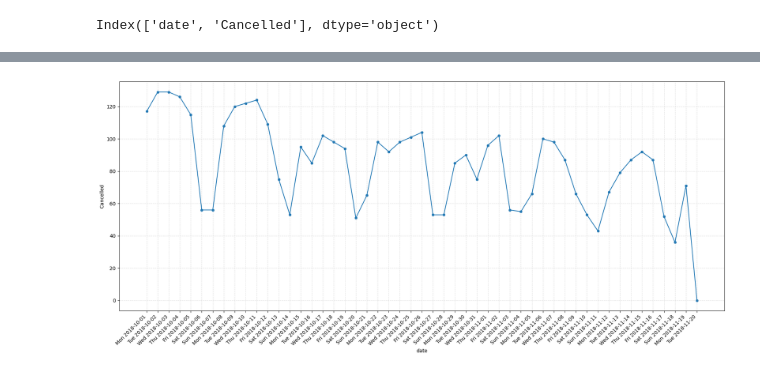
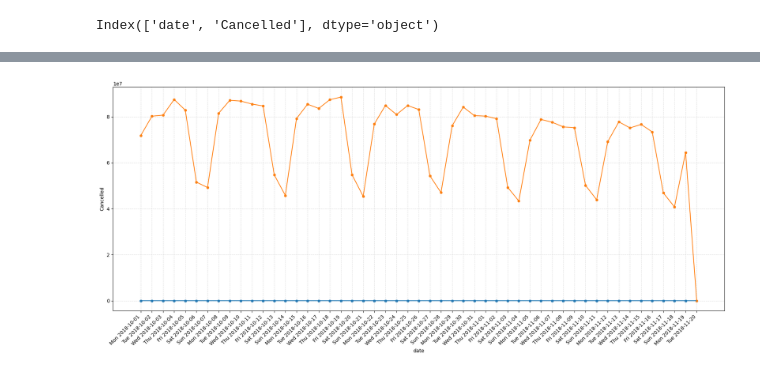
Before and after one commit to aaron3636/kaggle_churn_challenge, a Jupyter notebook: src/sandbox/Carl/a_new_beginning.ipynb, the cells around one changed output, grey strips where cells are left out. Saved outputs shown, nothing was run; the diff lists cells and outputs as text; code cells hidden in the pictures.

Commit message:
Trying out new train / test split

```diff
--- a/src/sandbox/Carl/a_new_beginning.ipynb
+++ b/src/sandbox/Carl/a_new_beginning.ipynb
@@ -5,4 +5,4 @@ import matplotlib.pyplot as plt
 import matplotlib.dates as mdates
 import datetime
 # %%
-df_train = pd.read_parquet("../../data/churn-prediction-25-26/train.parquet")
+df_train = pd.read_parquet("../../../data/churn-prediction-25-26/train.parquet")
@@ -8,0 +29,2 @@ df_train = pd.read_parquet("../../data/churn-prediction-25-26/train.parquet")
+# %%
+df_train["date"] = pd.to_datetime(df_train["time"]).dt.date
@@ -19,3 +48,5 @@ df["day_of_week"] = df["time"].dt.day_of_week + 1
 
 # Get Holiday
 # df["day_of_week"] = df["time"].dt.isocalendar()
+# %%
+df_total_time_df = df_train.groupby("date")["length"].sum().reset_index()
@@ -31,27 +99,29 @@ Index(['date', 'Cancelled'], dtype='object')
 # %%
 import pandas as pd
 import matplotlib.pyplot as plt
 import matplotlib.dates as mdates
 import seaborn as sns
 
 df_cancelled_sum["date"] = pd.to_datetime(df_cancelled_sum["date"])
 
 fig, ax = plt.subplots(figsize=(18, 8))
 
-sns.scatterplot(data=df_cancelled_sum, x="date", y="Cancelled", ax=ax)
-ax.plot(df_cancelled_sum["date"], df_cancelled_sum["Cancelled"])
+sns.scatterplot(data=df_cancelled_sum, x="date", y="Cancelled", ax = ax)
+sns.scatterplot(data=df_total_time_df, x="date", y ="length", ax = ax)
+sns.lineplot(df_cancelled_sum, x = "date", y = "Cancelled", ax = ax)
+sns.lineplot(data=df_total_time_df, x="date", y ="length", ax = ax)
 
 ax.grid(True, which="both", axis="both", linestyle="--", alpha=0.4)
 
 # all dates as ticks + weekday name
 ax.set_xticks(df_cancelled_sum["date"])
 ax.xaxis.set_major_formatter(mdates.DateFormatter("%a %Y-%m-%d"))  # e.g. Mon 2018-10-01
 
 plt.setp(ax.get_xticklabels(), rotation=45, ha="right")
 fig.tight_layout()
 plt.show()
 # %% [output]
-[figure, old version]
+[figure, new version]
 # %%
 # Amount listened to music in the last 7 days
 
```
Also changed, not shown: parts of 5 cells of this notebook, 16 other files.
